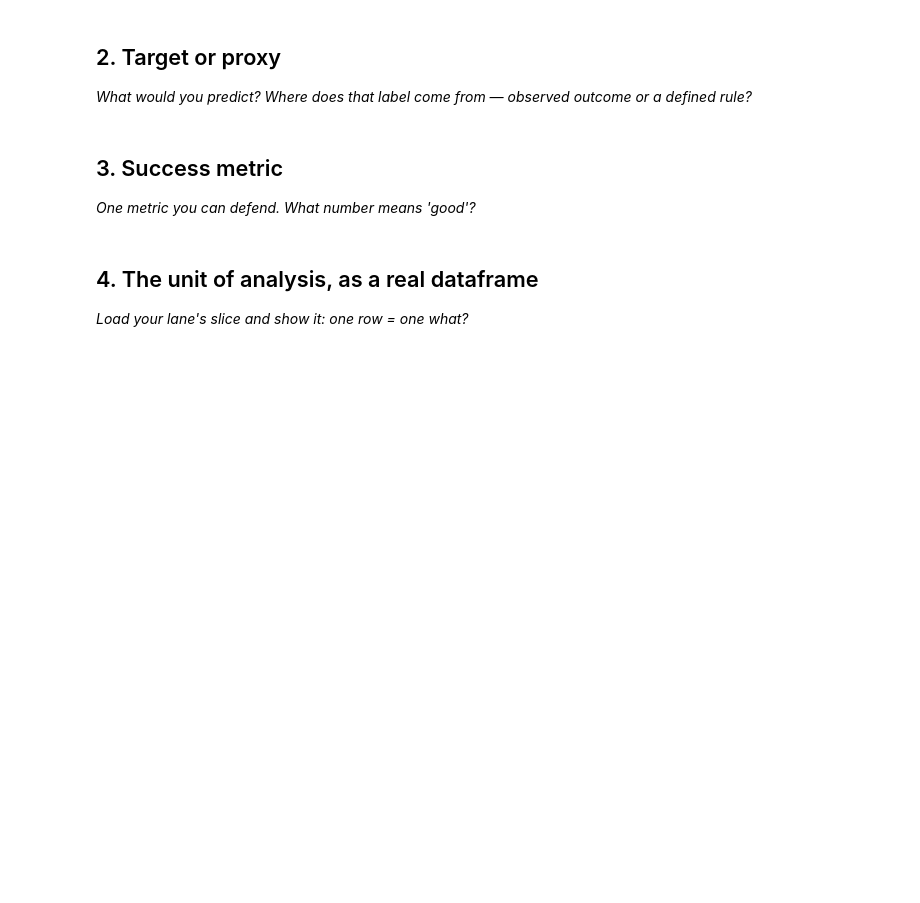
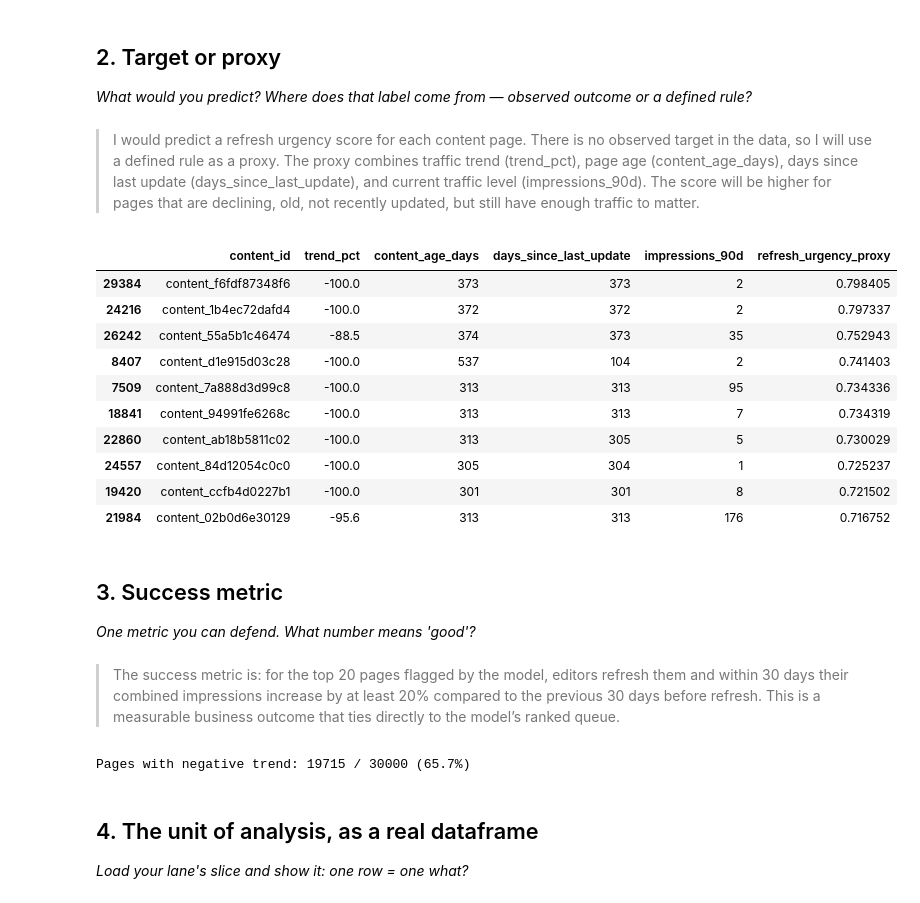
Before and after one commit to Softwareguy786/ML_INTERNSHIP_01, a Jupyter notebook: work/notebooks/w02_ml_task_framing.ipynb, the cells around one changed output. Cells and saved outputs as stored; diff of their text form; code cells hidden in the pictures; blank space fills up the shorter version.

```diff
--- a/work/notebooks/w02_ml_task_framing.ipynb
+++ b/work/notebooks/w02_ml_task_framing.ipynb
@@ -6,3 +6,32 @@
 This skeleton is yours to fill. Work the sections **in order** — each one has a one-line hint. Simple words, honest numbers.
 
 > Working with an AI assistant? Tell it to read `skills/README.md` first and load the one skill this assignment names on its card.
+# %%
+import pandas as pd
+
+# Load the data
+df = pd.read_csv('/content/content_refresh_anonymized.csv')
+
+# Select only the columns needed for content refresh prioritization
+lane_cols = [
+    'content_id',
+    'content_type',
+    'main_intent',
+    'impressions_90d',
+    'clicks_90d',
+    'sessions_90d',
+    'ctr',
+    'avg_position',
+    'trend_direction',
+    'trend_pct',
+    'content_age_days',
+    'days_since_last_update',
+    'freshness_tier',
+    'impressions_last_30d',
+    'impressions_prev_30d'
+]
+
+lane_df = df[lane_cols].copy()
+
+# Quick check: key signals are numeric and spread out enough for scoring
+lane_df[['trend_pct', 'ctr', 'avg_position', 'content_age_days', 'days_since_last_update']].describe()
@@ -44,10 +77,43 @@ lane_df[['trend_pct', 'ctr', 'avg_position', 'content_age_days', 'days_since_las
+# %% [markdown]
+
+
+> I would predict a refresh urgency score for each content page. There is no observed target in the data, so I will use a defined rule as a proxy. The proxy combines traffic trend (trend_pct), page age (content_age_days), days since last update (days_since_last_update), and current traffic level (impressions_90d). The score will be higher for pages that are declining, old, not recently updated, but still have enough traffic to matter.
+# %%
+# Very rough proxy: higher score = more urgent to refresh
+lane_df['refresh_urgency_proxy'] = (
+    lane_df['trend_pct'].clip(lower=-100, upper=0).abs() / 100 * 0.4 +
+    lane_df['content_age_days'] / lane_df['content_age_days'].max() * 0.3 +
+    lane_df['days_since_last_update'] / lane_df['days_since_last_update'].max() * 0.2 +
+    lane_df['impressions_90d'] / lane_df['impressions_90d'].max() * 0.1
+)
+
+lane_df[['content_id', 'trend_pct', 'content_age_days', 'days_since_last_update', 'impressions_90d', 'refresh_urgency_proxy']].sort_values('refresh_urgency_proxy', ascending=False).head(10)
+# %% [output]
+|  | content_id | trend_pct | content_age_days | days_since_last_update | impressions_90d | refresh_urgency_proxy |
+| 29384 | content_f6fdf87348f6 | -100.0 | 373 | 373 | 2 | 0.798405 |
+| 24216 | content_1b4ec72dafd4 | -100.0 | 372 | 372 | 2 | 0.797337 |
+| 26242 | content_55a5b1c46474 | -88.5 | 374 | 373 | 35 | 0.752943 |
+| 8407 | content_d1e915d03c28 | -100.0 | 537 | 104 | 2 | 0.741403 |
+| 7509 | content_7a888d3d99c8 | -100.0 | 313 | 313 | 95 | 0.734336 |
+| 18841 | content_94991fe6268c | -100.0 | 313 | 313 | 7 | 0.734319 |
+| 22860 | content_ab18b5811c02 | -100.0 | 313 | 305 | 5 | 0.730029 |
+| 24557 | content_84d12054c0c0 | -100.0 | 305 | 304 | 1 | 0.725237 |
+| 19420 | content_ccfb4d0227b1 | -100.0 | 301 | 301 | 8 | 0.721502 |
+| 21984 | content_02b0d6e30129 | -95.6 | 313 | 313 | 176 | 0.716752 |
 # %% [markdown]
 ## 3. Success metric
 
 *One metric you can defend. What number means 'good'?*
+# %% [markdown]
+
+
+> The success metric is: for the top 20 pages flagged by the model, editors refresh them and within 30 days their combined impressions increase by at least 20% compared to the previous 30 days before refresh. This is a measurable business outcome that ties directly to the model’s ranked queue.
 # %%
-# This cell is for CODE (numbers, a query, a check).
-# Write your text answer in the cell ABOVE this one — typing sentences here breaks Run All.
+# Example: what share of pages are currently losing impressions?
+losing_pages = lane_df['trend_pct'] < 0
+print(f"Pages with negative trend: {losing_pages.sum()} / {len(lane_df)} ({losing_pages.mean():.1%})")
+# %% [output]
+Pages with negative trend: 19715 / 30000 (65.7%)
 # %% [markdown]
 ## 4. The unit of analysis, as a real dataframe
 
```
Also changed, not shown: parts of 8 cells of this notebook.
